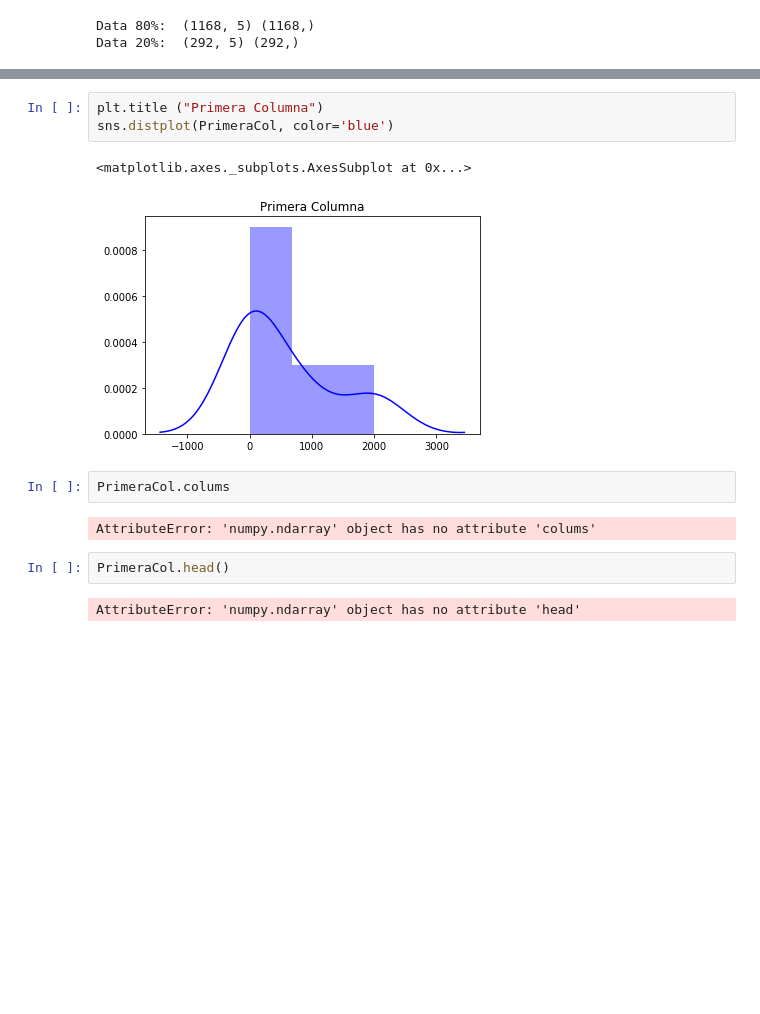
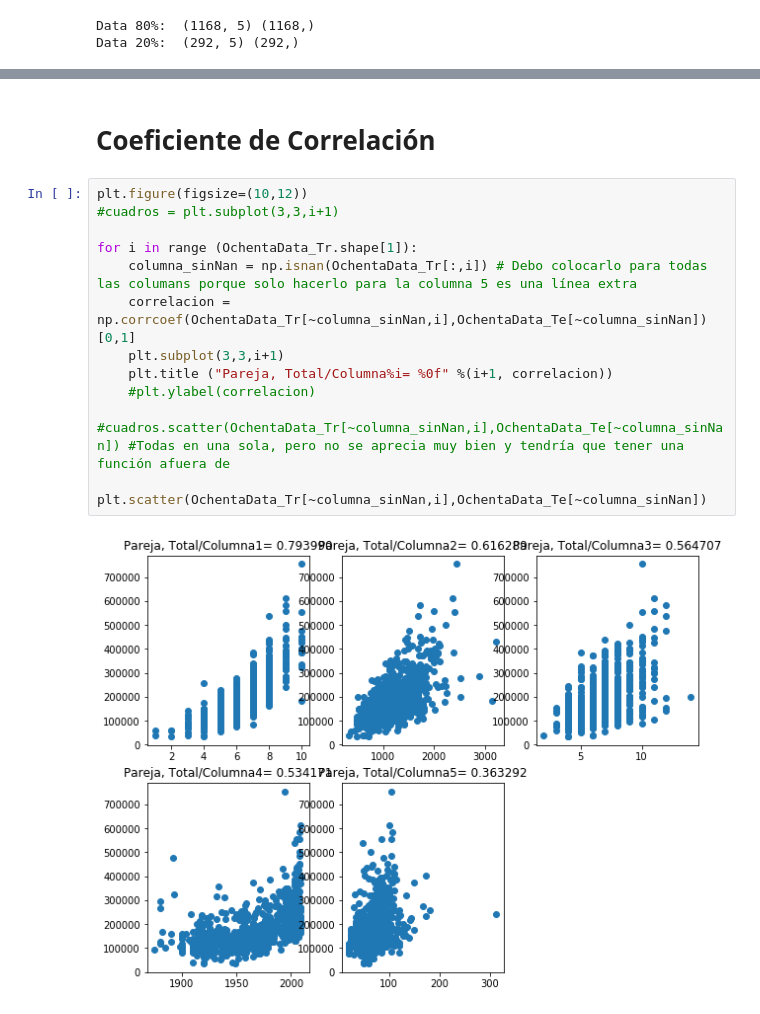
Before and after one commit to JsebastianR92/Proyecto-1, a Jupyter notebook: Proyecto 1.ipynb, the cells around one changed output, grey strips where cells are left out. Cells and saved outputs as stored; diff of their text form; blank space fills up the shorter version.

```diff
--- a/Proyecto 1.ipynb
+++ b/Proyecto 1.ipynb
@@ -151,14 +132,16 @@ ValueError: num must be 1 <= num <= 6, not 7
-# %%
-plt.title ("Primera Columna")
-sns.distplot(PrimeraCol, color='blue')
-# %% [output]
-<matplotlib.axes._subplots.AxesSubplot at 0x...>
-[figure, removed]
-# %%
-PrimeraCol.colums
-# %% [output]
-AttributeError: 'numpy.ndarray' object has no attribute 'colums'
-# %%
-PrimeraCol.head()
-# %% [output]
-AttributeError: 'numpy.ndarray' object has no attribute 'head'
+# %% [markdown]
+# Coeficiente de Correlación
+# %%
+plt.figure(figsize=(10,12))
+#cuadros = plt.subplot(3,3,i+1)
+
+for i in range (OchentaData_Tr.shape[1]):
+    columna_sinNan = np.isnan(OchentaData_Tr[:,i]) # Debo colocarlo para todas las columans porque solo hacerlo para la columna 5 es una línea extra
+    correlacion = np.corrcoef(OchentaData_Tr[~columna_sinNan,i],OchentaData_Te[~columna_sinNan])[0,1]
+    plt.subplot(3,3,i+1)
+    plt.title ("Pareja, Total/Columna%i= %0f" %(i+1, correlacion))
+    #plt.ylabel(correlacion)
+    #cuadros.scatter(OchentaData_Tr[~columna_sinNan,i],OchentaData_Te[~columna_sinNan]) #Todas en una sola, pero no se aprecia muy bien y tendría que tener una función afuera de
+    plt.scatter(OchentaData_Tr[~columna_sinNan,i],OchentaData_Te[~columna_sinNan])
+# %% [output]
+[figure, added]
```
Also changed, not shown: parts of 4 cells of this notebook.
